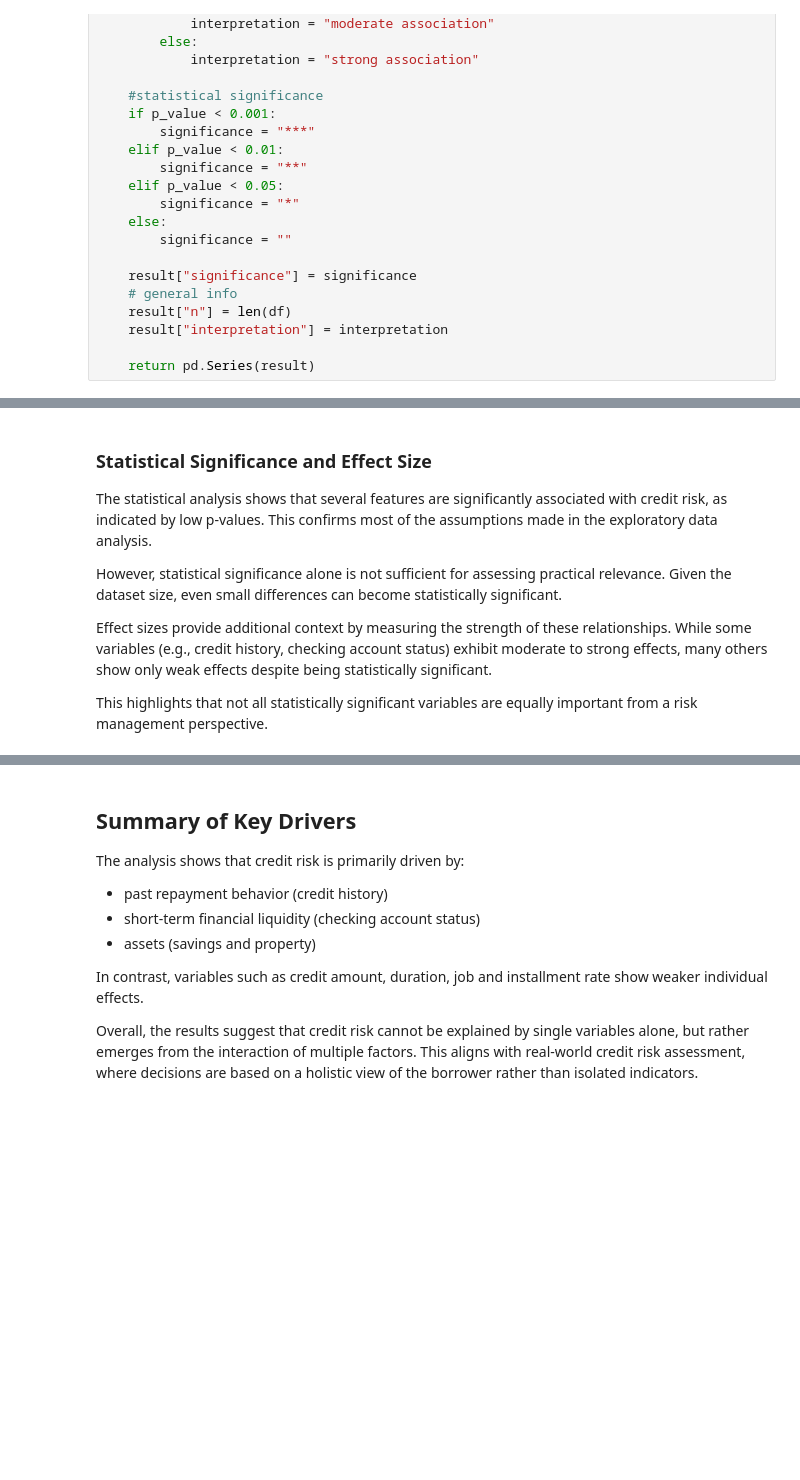
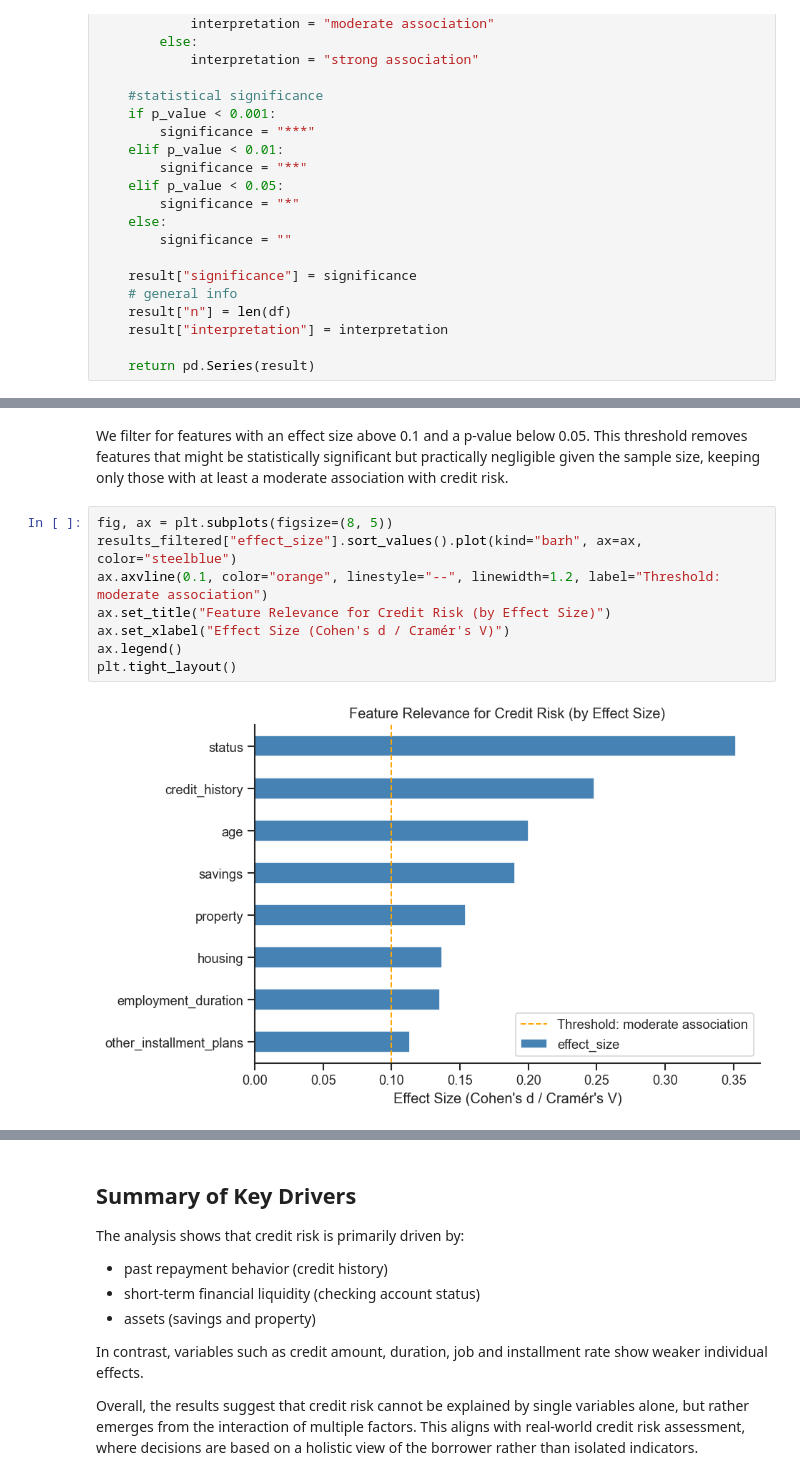
Before and after one commit to alexwill314/german_credit_eda, a Jupyter notebook: notebooks/German_Credit_Data_Analysis.ipynb, the cells around one changed output, grey strips where cells are left out. Cells and saved outputs as stored; diff of their text form; blank space fills up the shorter version.

Commit message:
added a graph of effect size

```diff
--- a/notebooks/German_Credit_Data_Analysis.ipynb
+++ b/notebooks/German_Credit_Data_Analysis.ipynb
@@ -455,13 +455,18 @@ results_filtered
 | housing | categorical | chi-square | 8.810311e-05 | 0.136653 | *** | 1000 | moderate association |
 | employment_duration | categorical | chi-square | 1.045452e-03 | 0.135530 | ** | 1000 | moderate association |
 | other_installment_plans | categorical | chi-square | 1.629318e-03 | 0.113310 | ** | 1000 | moderate association |
-# %% [markdown]
-### Statistical Significance and Effect Size
-
-The statistical analysis shows that several features are significantly associated with credit risk, as indicated by low p-values. This confirms most of the assumptions made in the exploratory data analysis.
-
-However, statistical significance alone is not sufficient for assessing practical relevance. Given the dataset size, even small differences can become statistically significant.
-
-Effect sizes provide additional context by measuring the strength of these relationships. While some variables (e.g., credit history, checking account status) exhibit moderate to strong effects, many others show only weak effects despite being statistically significant.
-
-This highlights that not all statistically significant variables are equally important from a risk management perspective.
+# %% [markdown]
+We filter for features with an effect size above 0.1 and a p-value below 0.05.
+This threshold removes features that might be statistically significant but practically
+negligible given the sample size, keeping only those with at least a moderate
+association with credit risk.
+# %%
+fig, ax = plt.subplots(figsize=(8, 5))
+results_filtered["effect_size"].sort_values().plot(kind="barh", ax=ax, color="steelblue")
+ax.axvline(0.1, color="orange", linestyle="--", linewidth=1.2, label="Threshold: moderate association")
+ax.set_title("Feature Relevance for Credit Risk (by Effect Size)")
+ax.set_xlabel("Effect Size (Cohen's d / Cramér's V)")
+ax.legend()
+plt.tight_layout()
+# %% [output]
+[figure, added]
```
Also changed, not shown: parts of 1 cell of this notebook.
